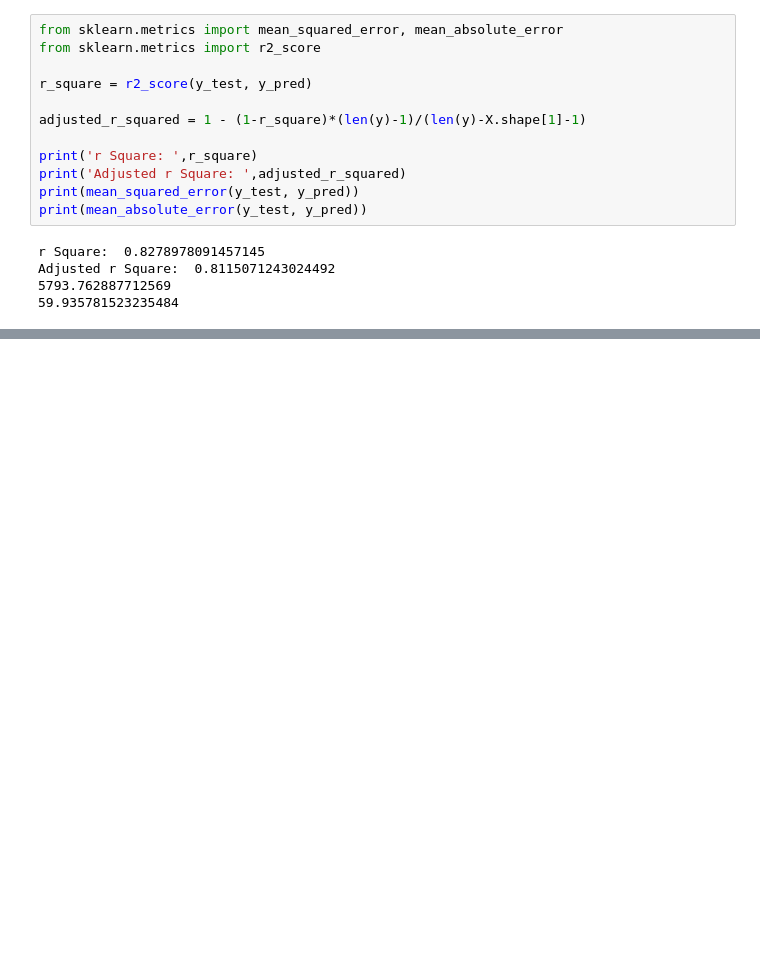
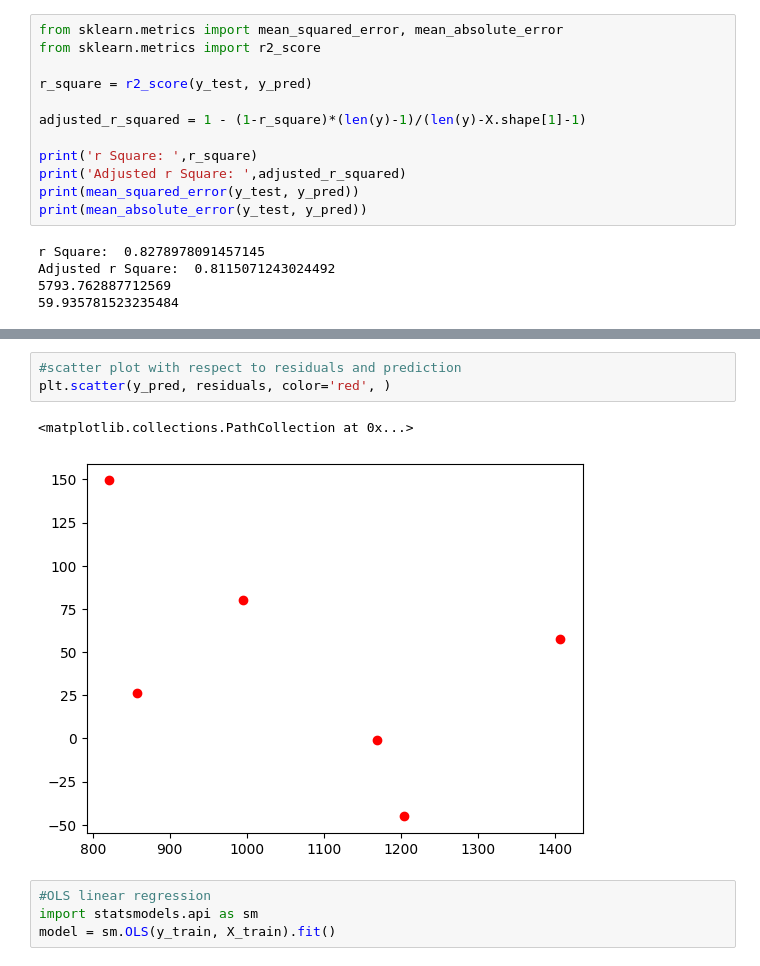
Before and after one commit to AsifAnam180228/multipleLinearRegression, a Jupyter notebook: code/multipleLR.ipynb, the cells around one changed output, grey strips where cells are left out. Saved outputs shown, nothing was run; the diff lists cells and outputs as text; blank space fills up the shorter version.

Commit message:
multiple linear reg complete

```diff
--- a/code/multipleLR.ipynb
+++ b/code/multipleLR.ipynb
@@ -128,0 +161,10 @@ Adjusted r Square:  0.8115071243024492
+# %%
+#scatter plot with respect to residuals and prediction
+plt.scatter(y_pred, residuals, color='red', )
+# %% [output]
+<matplotlib.collections.PathCollection at 0x...>
+[figure, added]
+# %%
+#OLS linear regression
+import statsmodels.api as sm
+model = sm.OLS(y_train, X_train).fit()
```
Also changed, not shown: parts of 9 cells of this notebook.
